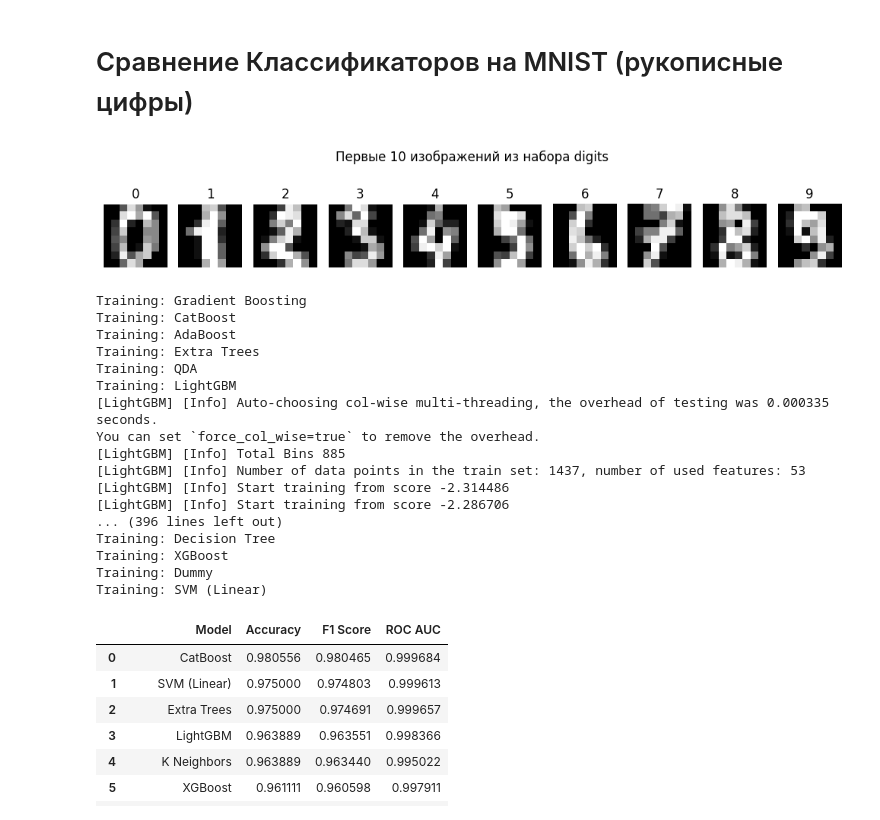
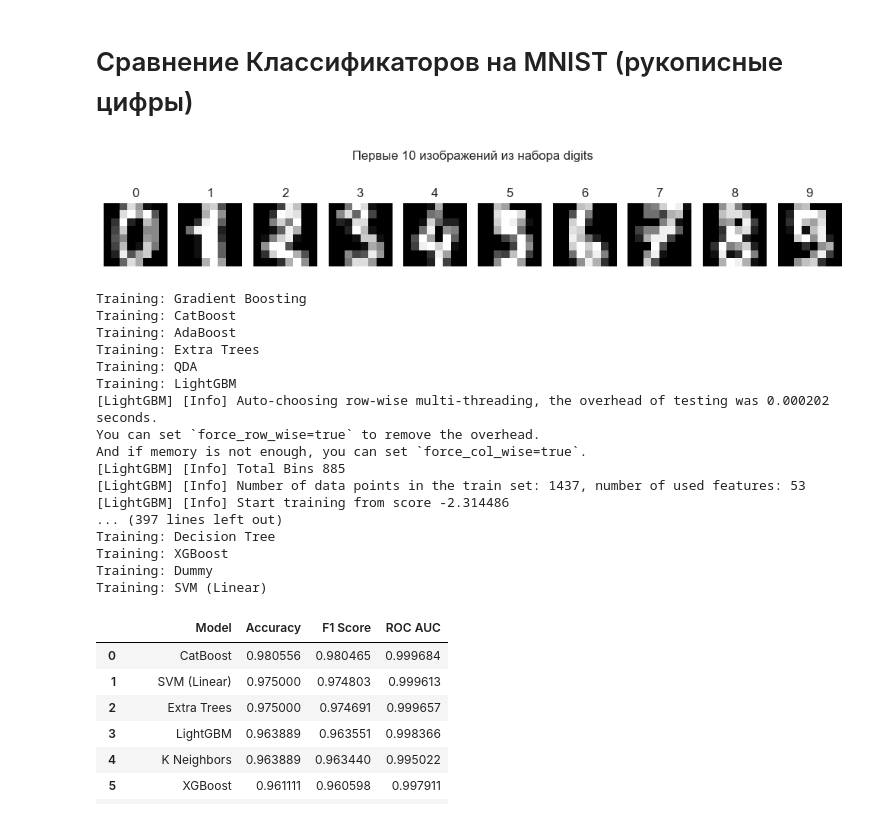
Before and after one commit to Mkspulemet/Belhard, a Jupyter notebook: hw4/mnist_classifiers_comparison1.ipynb, the cells around one changed output. Drawn from its saved outputs; the diff is of its cells as text; code cells hidden in the pictures.

```diff
--- a/hw4/mnist_classifiers_comparison1.ipynb
+++ b/hw4/mnist_classifiers_comparison1.ipynb
@@ -20,31 +25,31 @@ import warnings
 warnings.filterwarnings('ignore')
 # %%
-# # Загрузка и разделение данных
-# digits = load_digits()
-# X, y = digits.data, digits.target
-# X_train, X_test, y_train, y_test = train_test_split(X, y, test_size=0.2, random_state=42, stratify=y)
-# scaler = StandardScaler()
-# X_train_scaled = scaler.fit_transform(X_train)
-# X_test_scaled = scaler.transform(X_test)
+# Загрузка и разделение данных
+digits = load_digits()
+X, y = digits.data, digits.target
+X_train, X_test, y_train, y_test = train_test_split(X, y, test_size=0.2, random_state=42, stratify=y)
+scaler = StandardScaler()
+X_train_scaled = scaler.fit_transform(X_train)
+X_test_scaled = scaler.transform(X_test)
 import matplotlib.pyplot as plt
 from sklearn.datasets import load_digits
 
 # Загрузка данных
 digits = load_digits()
 images, labels = digits.images, digits.target
 
 # Вывод первых 10 изображений
 plt.figure(figsize=(10, 2))
 for i in range(10):
     plt.subplot(1, 10, i + 1)
     plt.imshow(images[i], cmap='gray')
     plt.title(labels[i])
     plt.axis('off')
 plt.suptitle("Первые 10 изображений из набора digits")
 plt.tight_layout()
 plt.show()
 # %% [output]
-[figure, old version]
+[figure, new version]
 # %%
 # Классификаторы
 models = {
@@ -92,13 +97,13 @@ Training: AdaBoost
 Training: Extra Trees
 Training: QDA
 Training: LightGBM
-[LightGBM] [Info] Auto-choosing col-wise multi-threading, the overhead of testing was 0.000335 seconds.
-You can set `force_col_wise=true` to remove the overhead.
+[LightGBM] [Info] Auto-choosing row-wise multi-threading, the overhead of testing was 0.000202 seconds.
+You can set `force_row_wise=true` to remove the overhead.
+And if memory is not enough, you can set `force_col_wise=true`.
 [LightGBM] [Info] Total Bins 885
 [LightGBM] [Info] Number of data points in the train set: 1437, number of used features: 53
 [LightGBM] [Info] Start training from score -2.314486
-[LightGBM] [Info] Start training from score -2.286706
-... (396 lines left out)
+... (397 lines left out)
 Training: Decision Tree
 Training: XGBoost
 Training: Dummy
```
Also changed, not shown: parts of 2 cells of this notebook, 3 other files.
